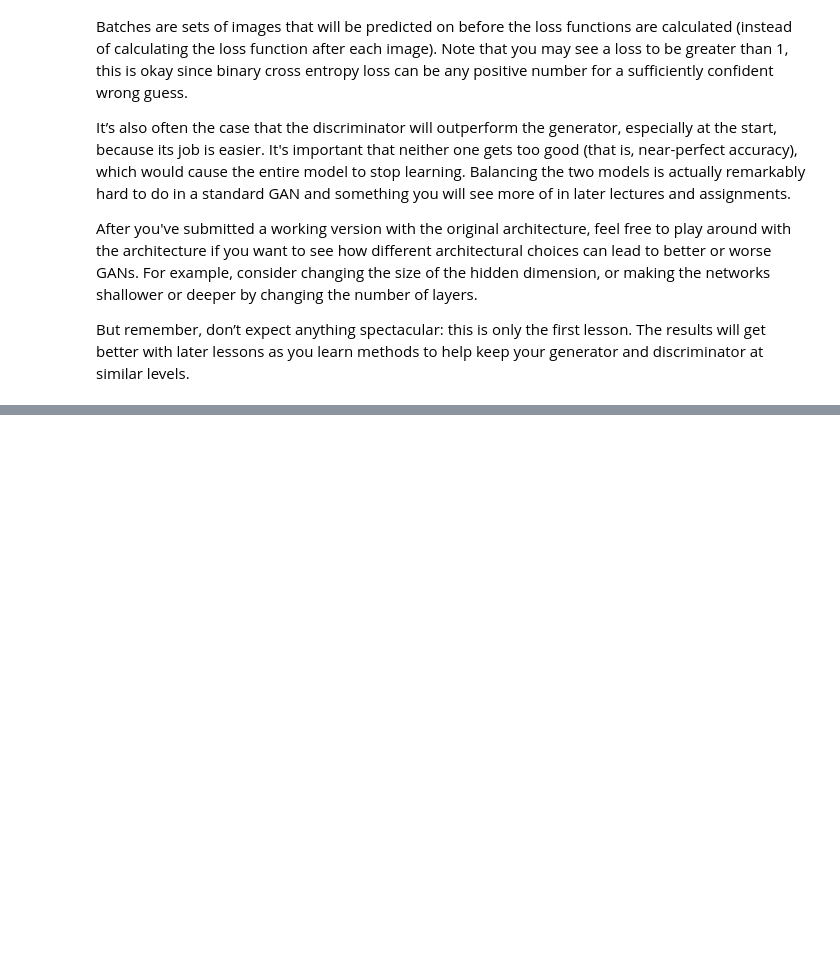
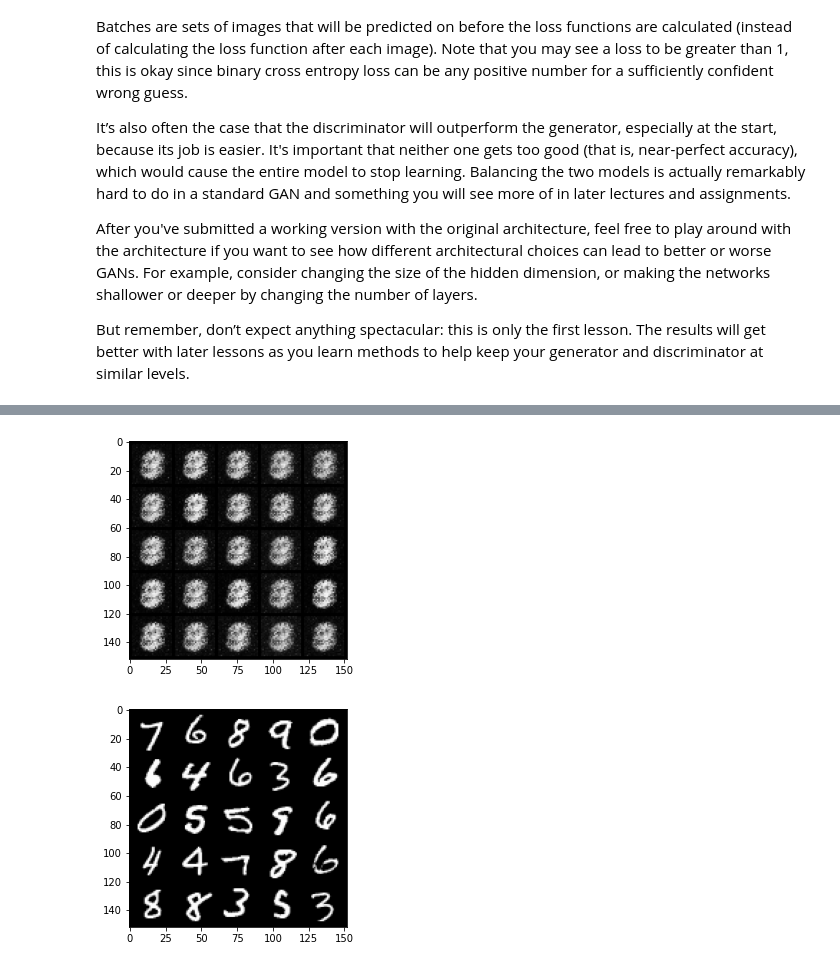
Before and after one commit to f-o-priv/gans, a Jupyter notebook: C1W1_Your_First_GAN.ipynb, the cells around one changed output, grey strips where cells are left out. Saved outputs shown, nothing was run; the diff lists cells and outputs as text; code cells hidden in the pictures; blank space fills up the shorter version.

```diff
--- a/C1W1_Your_First_GAN.ipynb
+++ b/C1W1_Your_First_GAN.ipynb
@@ -258,7 +263,8 @@ def get_discriminator_block(input_dim, output_dim):
     '''
     return nn.Sequential(
         #### START CODE HERE ####
-
+        nn.Linear(input_dim, output_dim),
+        nn.LeakyReLU(0.2, inplace=True)
         #### END CODE HERE ####
     )
 # %%
@@ -310,7 +318,7 @@ class Discriminator(nn.Module):
             # Hint: You want to transform the final output into a single value,
             #       so add one more linear map.
             #### START CODE HERE ####
-
+            nn.Linear(hidden_dim, 1)
             #### END CODE HERE ####
         )
 
@@ -424,7 +434,16 @@ def get_disc_loss(gen, disc, criterion, real, num_images, z_dim, device):
     #           support this, but for now, average the two losses as described in step (4).
     #     *Important*: You should NOT write your own loss function here - use criterion(pred, true)!
     #### START CODE HERE ####
+    noise = get_noise(num_images, z_dim, device)
 
+    generated_output = gen(noise)
+    disc_fake_pred = disc(generated_output.detach())
+    disc_fake_loss = criterion(disc_fake_pred, torch.zeros_like(disc_fake_pred))
+
+    disc_real_pred = disc(real)
+    disc_real_loss = criterion(disc_real_pred, torch.ones_like(disc_real_pred))
+
+    disc_loss = (disc_fake_loss + disc_real_loss)/2
     #### END CODE HERE ####
     return disc_loss
 # %%
@@ -517,7 +538,11 @@ def get_gen_loss(gen, disc, criterion, num_images, z_dim, device):
     #     *Important*: You should NOT write your own loss function here - use criterion(pred, true)!
 
     #### START CODE HERE ####
+    noise = get_noise(num_images, z_dim, device)
 
+    generated_output = gen(noise)
+    disc_fake_pred = disc(generated_output)
+    gen_loss = criterion(disc_fake_pred, torch.ones_like(disc_fake_pred))
     #### END CODE HERE ####
     return gen_loss
 # %%
@@ -630,6 +657,10 @@ for epoch in range(n_epochs):
         #       2) Calculate the generator loss, assigning it to gen_loss.
         #       3) Backprop through the generator: update the gradients and optimizer.
         #### START CODE HERE ####
+        gen_opt.zero_grad()
+        gen_loss = get_gen_loss(gen, disc, criterion, cur_batch_size, z_dim, device)
+        gen_loss.backward(retain_graph=True)
+        gen_opt.step()
         #### END CODE HERE ####
 
         # For testing purposes, to check that your code changes the generator weights
@@ -657,3 +688,4 @@ for epoch in range(n_epochs):
             mean_generator_loss = 0
             mean_discriminator_loss = 0
         cur_step += 1
+# %% [output]
@@ -659,0 +693,2 @@ for epoch in range(n_epochs):
+[figure, added]
+[figure, added]
```
Also changed, not shown: parts of 15 cells of this notebook.
